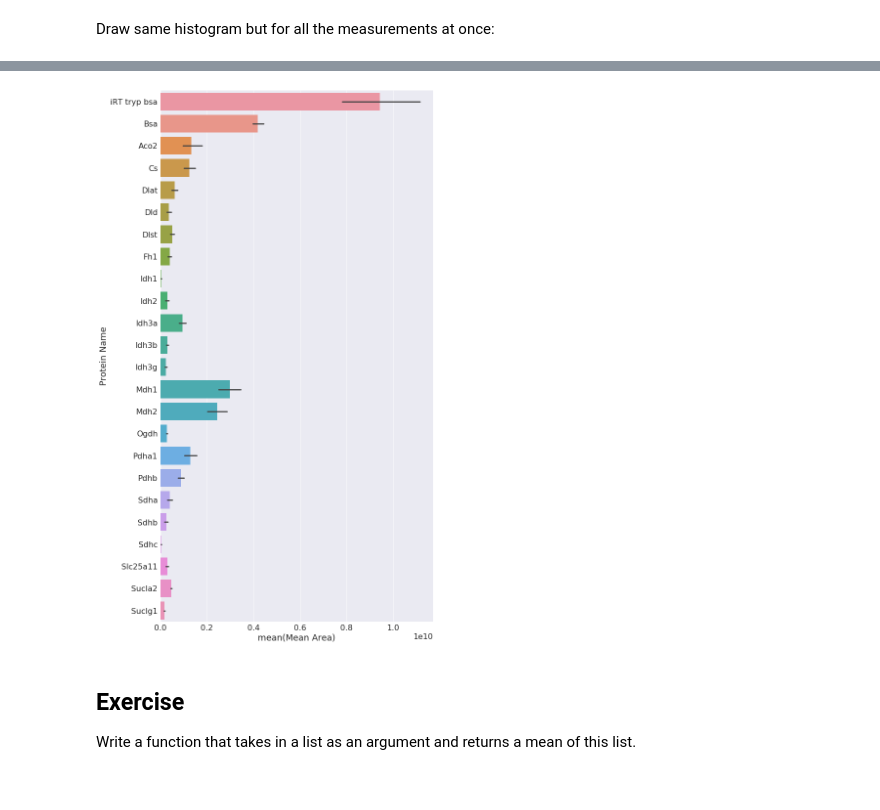
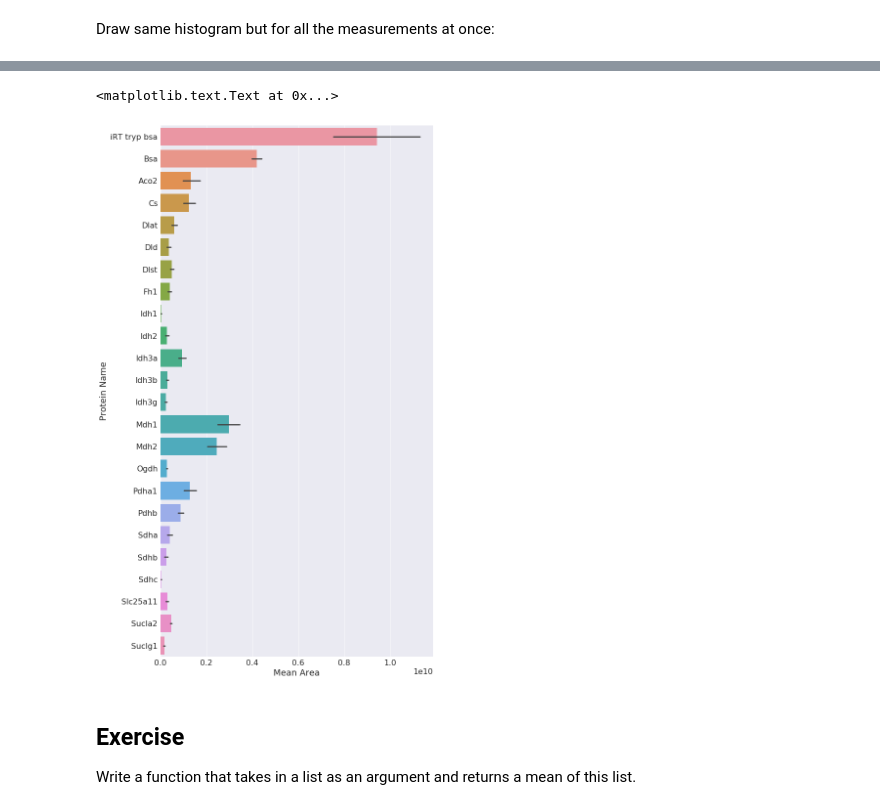
Before and after one commit to aperz/proteomics, a Jupyter notebook: proteomics.ipynb, the cells around one changed output, grey strips where cells are left out. Saved outputs shown, nothing was run; the diff lists cells and outputs as text; code cells hidden in the pictures.

Commit message:
added an agglo protein bar plot [2]

```diff
--- a/proteomics.ipynb
+++ b/proteomics.ipynb
@@ -278,9 +280,11 @@ r_melted.head()
 | 4 | iRT tryp bsa | 17apr1104 Total Area | 4523052544 |
 # %%
 plt.figure(figsize=(10,20))
-sns.barplot(y='Protein Name', x='Mean Area', data=r_melted);
+sns.barplot(y='Protein Name', x='Area', data=r_melted);
+plt.xlabel('Mean Area')
 # %% [output]
+<matplotlib.text.Text at 0x...>
-[figure, old version]
+[figure, new version]
 # %% [markdown]
 ## Exercise
 Write a function that takes in a list as an argument and returns a mean of this list.
```
Also changed, not shown: parts of 2 cells of this notebook.
